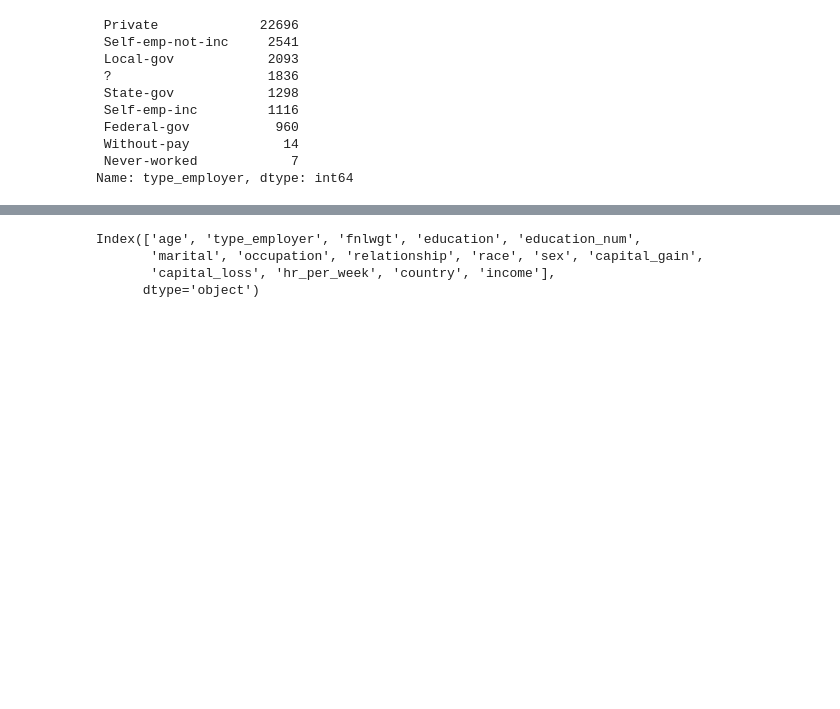
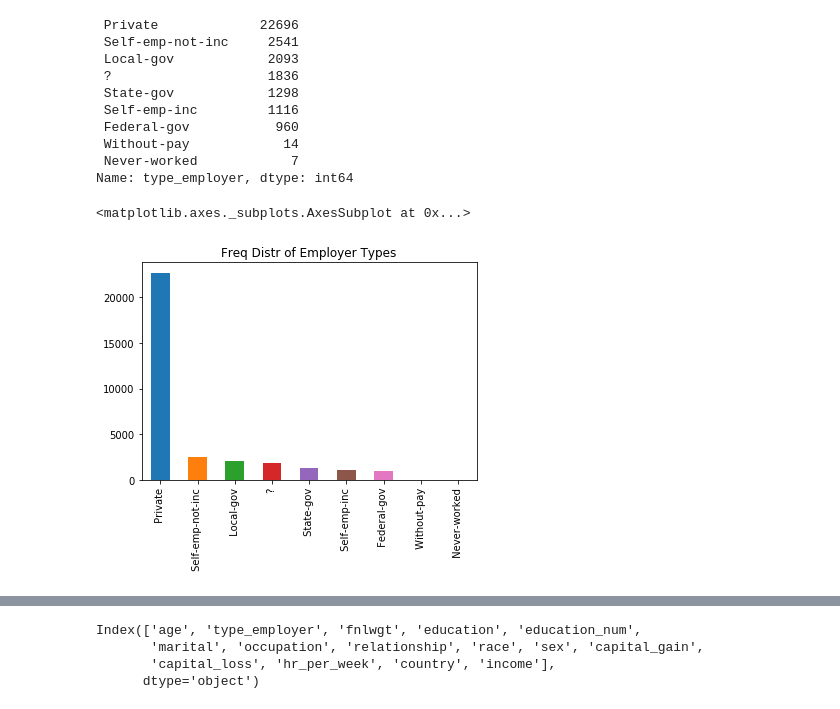
Before and after one commit to williaddmw/datamining-sp19, a Jupyter notebook: AdvPythonExamples.ipynb, the cells around one changed output, grey strips where cells are left out. Cells and saved outputs as stored; diff of their text form; code cells hidden in the pictures; blank space fills up the shorter version.

```diff
--- a/AdvPythonExamples.ipynb
+++ b/AdvPythonExamples.ipynb
@@ -158,6 +158,11 @@ df['type_employer'].value_counts()
  Without-pay            14
  Never-worked            7
 Name: type_employer, dtype: int64
+# %%
+df['type_employer'].value_counts().plot.bar(title = 'Freq Distr of Employer Types')
+# %% [output]
+<matplotlib.axes._subplots.AxesSubplot at 0x...>
+[figure, added]
 # %%
 df1 = df[1:5]
 df1.head()
```
Also changed, not shown: parts of 6 cells of this notebook, 1 other file.
